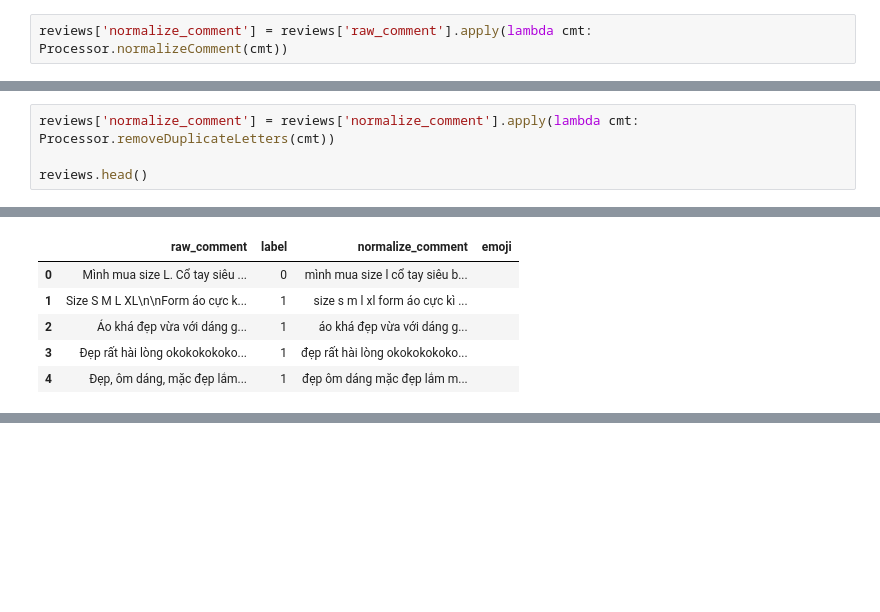
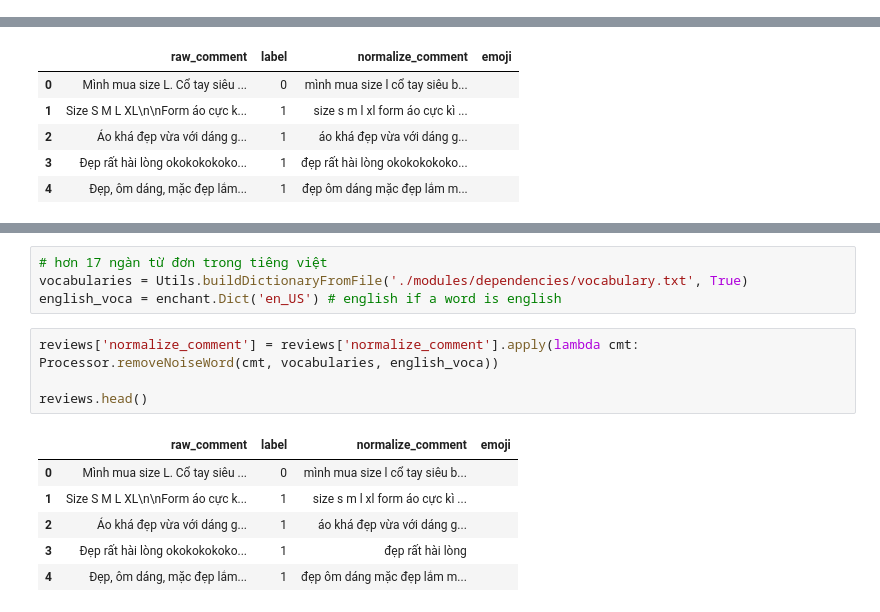
Before and after one commit to cuongpiger/SCL_KHVW_Sentiment_Analysis_Project, a Jupyter notebook: 01.pre-processing.ipynb, the cells around one changed output, grey strips where cells are left out. Saved outputs shown, nothing was run; the diff lists cells and outputs as text; blank space fills up the shorter version.

```diff
--- a/01.pre-processing.ipynb
+++ b/01.pre-processing.ipynb
@@ -132,8 +132,6 @@ reviews.head()
 | 2 | Áo khá đẹp vừa với dáng giao hàng... | 1 | áo khá đẹp vừa với dáng g... |
 | 3 | Đẹp rất hài lòng okokokokokokok... | 1 | đẹp rất hài lòng okokokokoko... |
 | 4 | Đẹp, ôm dáng, mặc đẹp lắm mà form... | 1 | đẹp, ôm dáng, mặc đẹp lắm... |
-# %%
-reviews['normalize_comment'] = reviews['raw_comment'].apply(lambda cmt: Processor.normalizeComment(cmt))
 # %% [markdown]
 * Ta cũng sẽ chuẩn hóa cho cột `raw_comment` nhưng không `lower()` chúng.
 # %%
@@ -285,4 +288,0 @@ reviews.head()
-# %%
-reviews['normalize_comment'] = reviews['normalize_comment'].apply(lambda cmt: Processor.removeDuplicateLetters(cmt))
-
-reviews.head()
@@ -319,0 +327,15 @@ reviews.head()
+# %%
+# hơn 17 ngàn từ đơn trong tiêng việt
+vocabularies = Utils.buildDictionaryFromFile('./modules/dependencies/vocabulary.txt', True)
+english_voca = enchant.Dict('en_US') # english if a word is english
+# %%
+reviews['normalize_comment'] = reviews['normalize_comment'].apply(lambda cmt: Processor.removeNoiseWord(cmt, vocabularies, english_voca))
+
+reviews.head()
+# %% [output]
+|  | raw_comment | label | normalize_comment | emoji |
+| 0 | Mình mua size L. Cổ tay siêu ... | 0 | mình mua size l cổ tay siêu b... |  |
+| 1 | Size S M L XL\n\nForm áo cực k... | 1 | size s m l xl form áo cực kì ... |  |
+| 2 | Áo khá đẹp vừa với dáng g... | 1 | áo khá đẹp vừa với dáng g... |  |
+| 3 | Đẹp rất hài lòng okokokokoko... | 1 | đẹp rất hài lòng |  |
+| 4 | Đẹp, ôm dáng, mặc đẹp lắm... | 1 | đẹp ôm dáng mặc đẹp lắm m... |  |
```
Also changed, not shown: parts of 25 cells of this notebook, 10 other files.
